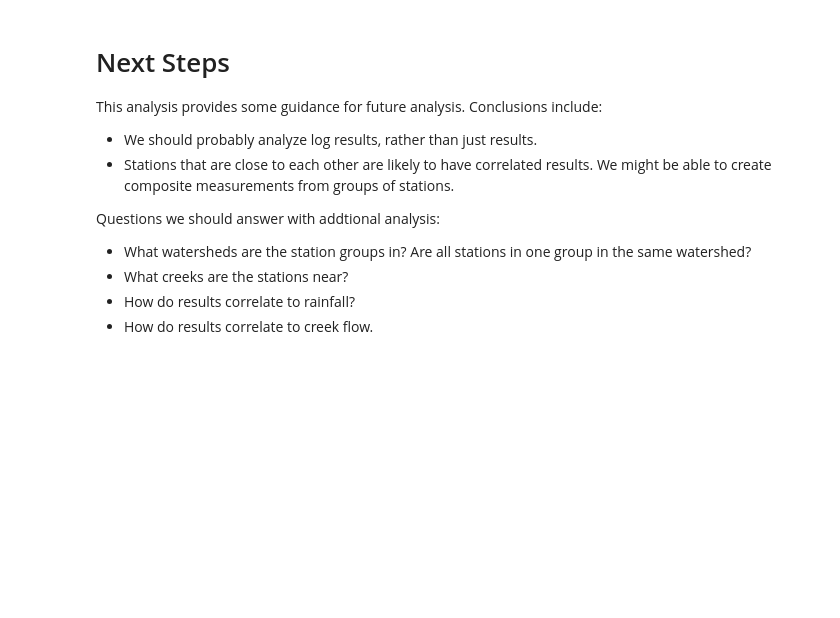
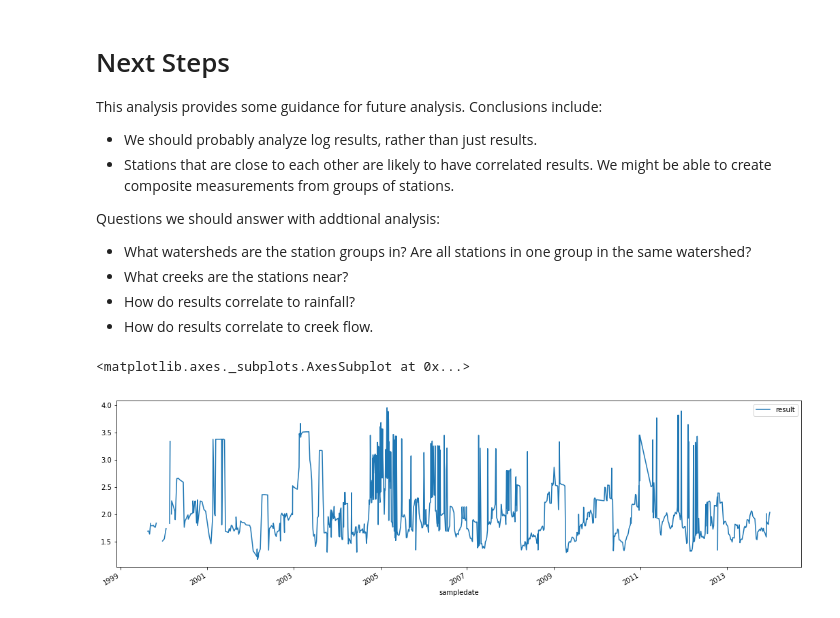
Before and after one commit to san-diego-water-quality/ericbusboom, a Jupyter notebook: Beachwatch station correlations.ipynb, the cells around one changed output. Drawn from its saved outputs; the diff is of its cells as text; code cells hidden in the pictures; blank space fills up the shorter version.

```diff
--- a/Beachwatch station correlations.ipynb
+++ b/Beachwatch station correlations.ipynb
@@ -332,3 +359,20 @@ Questions we should answer with addtional analysis:
 - What creeks are the stations near?
 - How do results correlate to rainfall?
 - How do results correlate to creek flow.
+# %%
+#grouping = ['stationcode',pd.Grouper(freq='1m')]
+grouping = ['stationcode',pd.Grouper(freq='1d')]
+
+_ = df[(df.stationgroup=='PL')].set_index('sampledate').groupby(grouping).mean()['result'].to_frame()
+
+_ = _.unstack(0).mean(axis=1).to_frame().rename(columns={0:'result'})
+#_['result'] = _.result.apply(np.log10)
+
+
+fig, ax = plt.subplots( 1,figsize=(18,5))
+
+
+_.rolling(7).mean().apply(np.log10).plot(ax=ax)
+# %% [output]
+<matplotlib.axes._subplots.AxesSubplot at 0x...>
+[figure, added]
```
Also changed, not shown: parts of 4 cells of this notebook, 2 other files.
